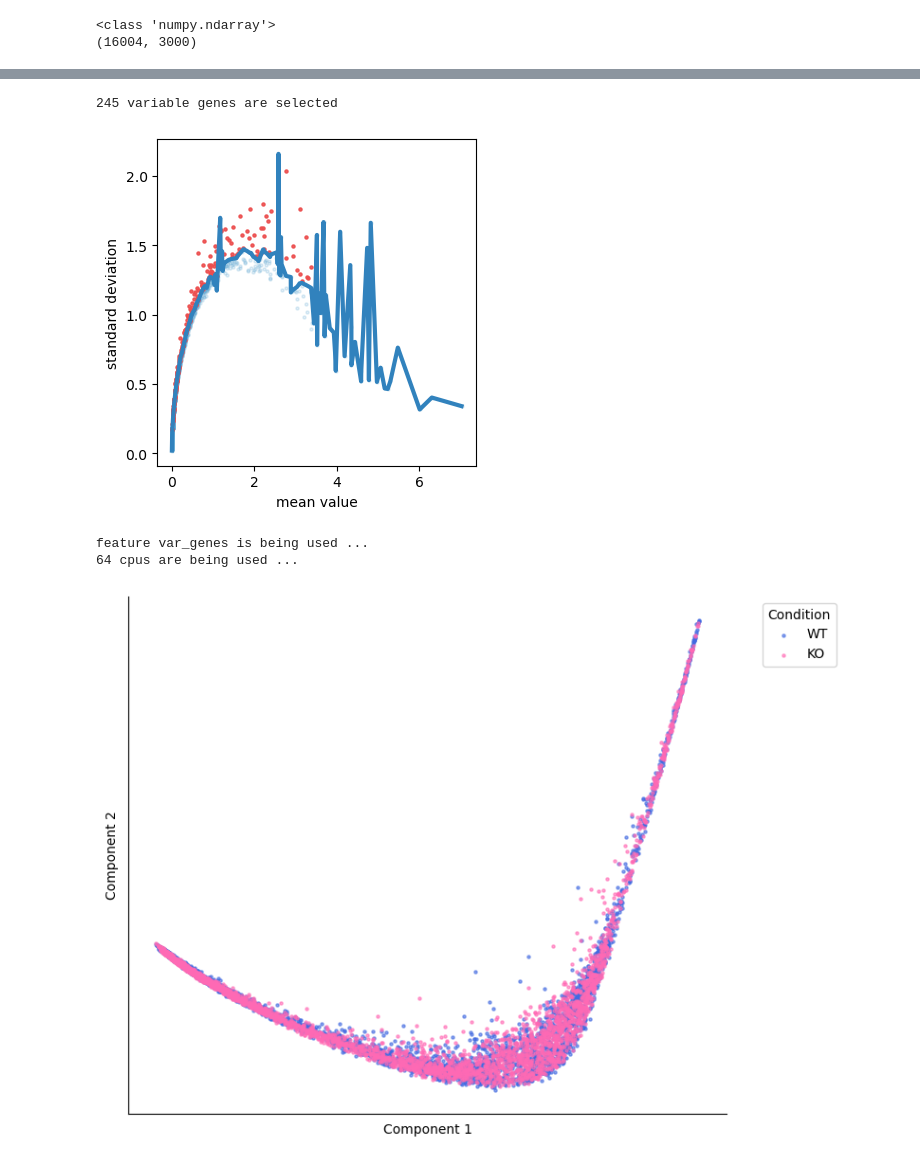
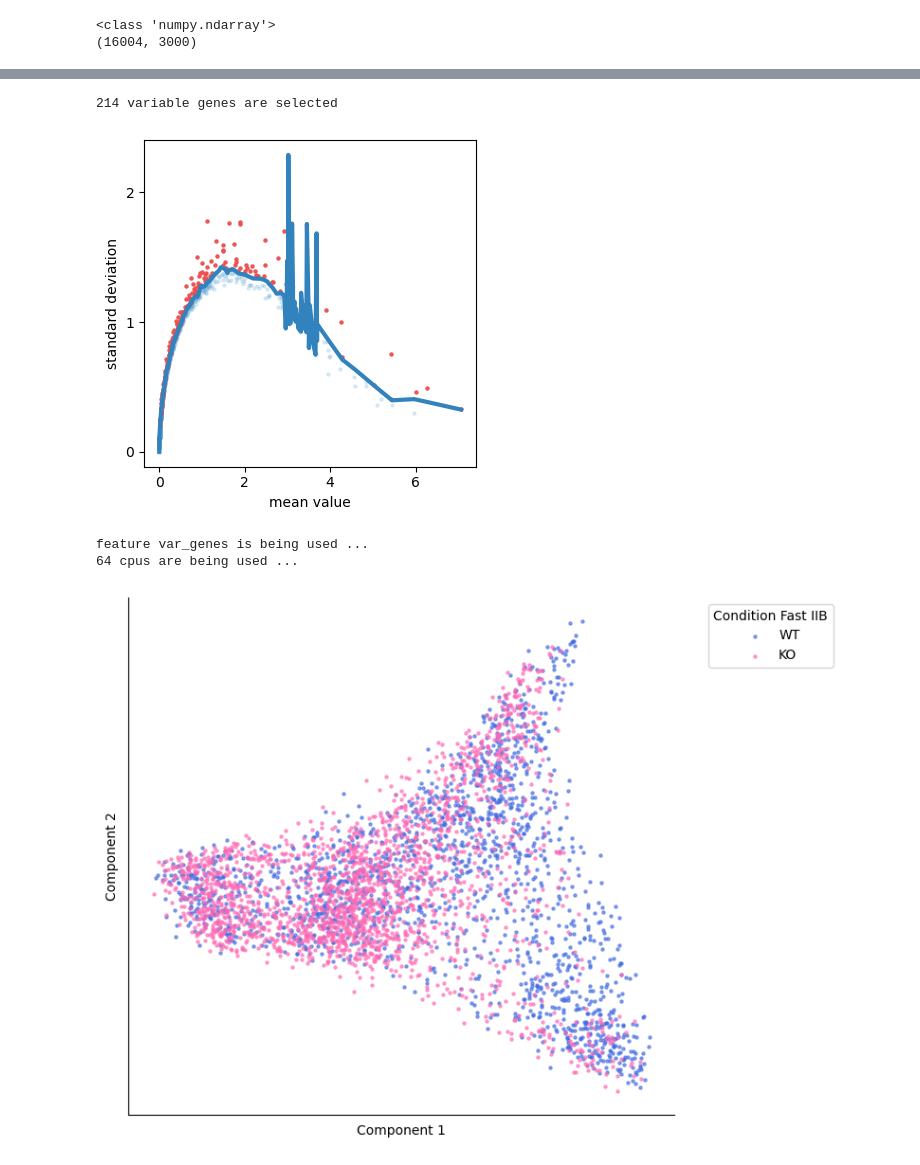
Before and after one commit to sachha-naksha/TA_muscle_ageing, a Jupyter notebook: py_scripts/grn_inference/1_traj_inference.ipynb, the cells around one changed output, grey strips where cells are left out. Saved outputs shown, nothing was run; the diff lists cells and outputs as text; code cells hidden in the pictures.

Commit message:
preparing traj only for one cell type 'fast2b' reaches some separation in the lle latent space, non-imputed normalized counts, hard thresholds on cells - 4k cells only, for males

```diff
--- a/py_scripts/grn_inference/1_traj_inference.ipynb
+++ b/py_scripts/grn_inference/1_traj_inference.ipynb
@@ -53,8 +53,8 @@ st.remove_mt_genes(adata)
 # %%
-st.select_variable_genes(adata,loess_frac=0.01,percentile=90)
+st.select_variable_genes(adata_subset,loess_frac=0.01,percentile=90)
 # %% [output]
-245 variable genes are selected
+214 variable genes are selected
-[figure, old version]
+[figure, new version]
 # %%
 # # 'var_genes' vs 'all' : use top % or all genes from .var ; if using all make sure the adata is subsetted to only the highly variable genes
 # # n_components = Number of branches present in your biological differentation (min 2 dimensions for plotting, 3 would make it 3D)
@@ -74,47 +74,47 @@ condition_color_dict = {
 }
 
 # Ensure condition is categorical
-adata.obs['condition'] = pd.Categorical(
-    adata.obs['condition'],
+adata_subset.obs['condition'] = pd.Categorical(
+    adata_subset.obs['condition'],
     categories=['WT', 'KO'],
     ordered=True
 )
 
 # Extract coordinates from the 'X_dr'/'X_mlle' slot
-coords = adata.obsm['X_dr']  # or 'X_mlle'
+coords = adata_subset.obsm['X_dr']  # or 'X_mlle'
 
 # Extract the labels for coloring
-labels = adata.obs['condition']
+labels = adata_subset.obs['condition']
 
 # Get unique labels and their corresponding colors
 unique_labels = labels.cat.categories  # Use .cat.categories to maintain order
 color_list = [condition_color_dict[label] for label in unique_labels]
 
 # Plotting with colors based on condition
 plt.figure(figsize=(8, 6))
 for label, color in zip(unique_labels, color_list):
     idx = labels == label
     plt.scatter(coords[idx, 0], coords[idx, 1], c=color, label=label, s=5, alpha=0.6)
 
 # Remove ticks
 plt.xticks([])
 plt.yticks([])
 
 # Remove top and right spines
 plt.gca().spines['top'].set_visible(False)
 plt.gca().spines['right'].set_visible(False)
 
 plt.title('')
 plt.xlabel('Component 1')
 plt.ylabel('Component 2')
-plt.legend(title="Condition", bbox_to_anchor=(1.05, 1), loc='upper left')
+plt.legend(title="Condition Fast IIB", bbox_to_anchor=(1.05, 1), loc='upper left')
 plt.tight_layout()
 
 # plt.savefig('/your/path/condition_plot.pdf',
 #             bbox_inches='tight',
 #             dpi=300,
 #             format='pdf')
 
 plt.show()
 # %% [output]
-[figure, old version]
+[figure, new version]
```
Also changed, not shown: parts of 5 cells of this notebook.
